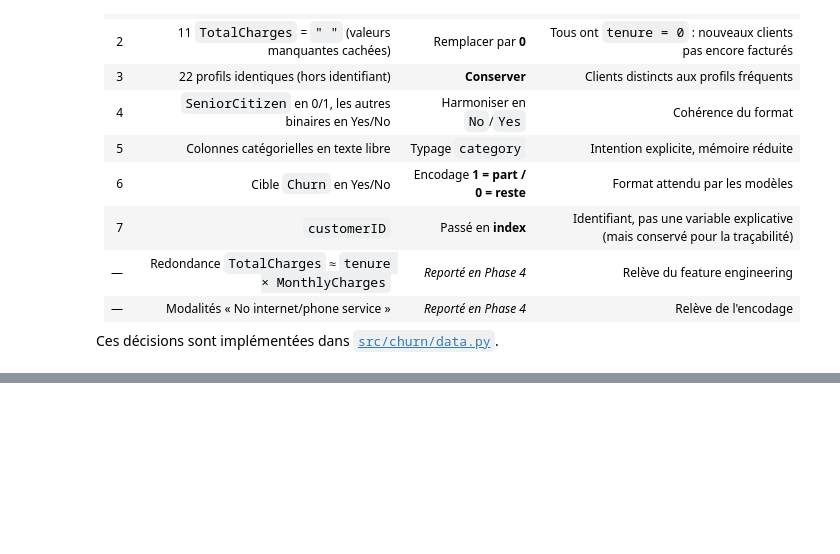
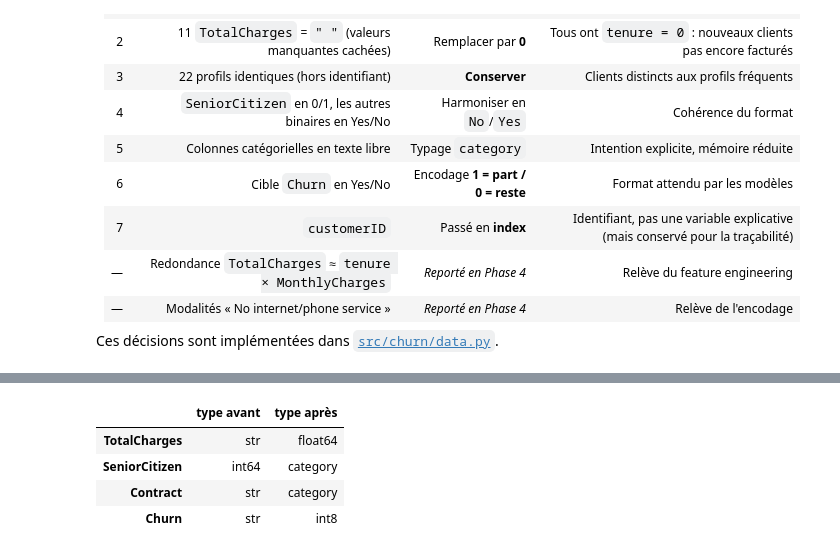
Before and after one commit to cheikhahmedtidiane/projet_churn_clients, a Jupyter notebook: notebooks/02_qualite_donnees.ipynb, the cells around one changed output, grey strips where cells are left out. Cells and saved outputs as stored; diff of their text form; code cells hidden in the pictures; blank space fills up the shorter version.

```diff
--- a/notebooks/02_qualite_donnees.ipynb
+++ b/notebooks/02_qualite_donnees.ipynb
@@ -280,0 +302,13 @@ Ces décisions sont implémentées dans [`src/churn/data.py`](../src/churn/data.
+# %%
+# Avant / après sur les points corrigés
+comparison = pd.DataFrame({
+    "type avant": raw.drop(columns=ID_COL).dtypes.astype(str),
+    "type après": df.dtypes.astype(str),
+})
+comparison.loc[["TotalCharges", "SeniorCitizen", "Contract", TARGET]]
+# %% [output]
+|  | type avant | type après |
+| TotalCharges | str | float64 |
+| SeniorCitizen | int64 | category |
+| Contract | str | category |
+| Churn | str | int8 |
```
Also changed, not shown: parts of 5 cells of this notebook, 4 other files.
